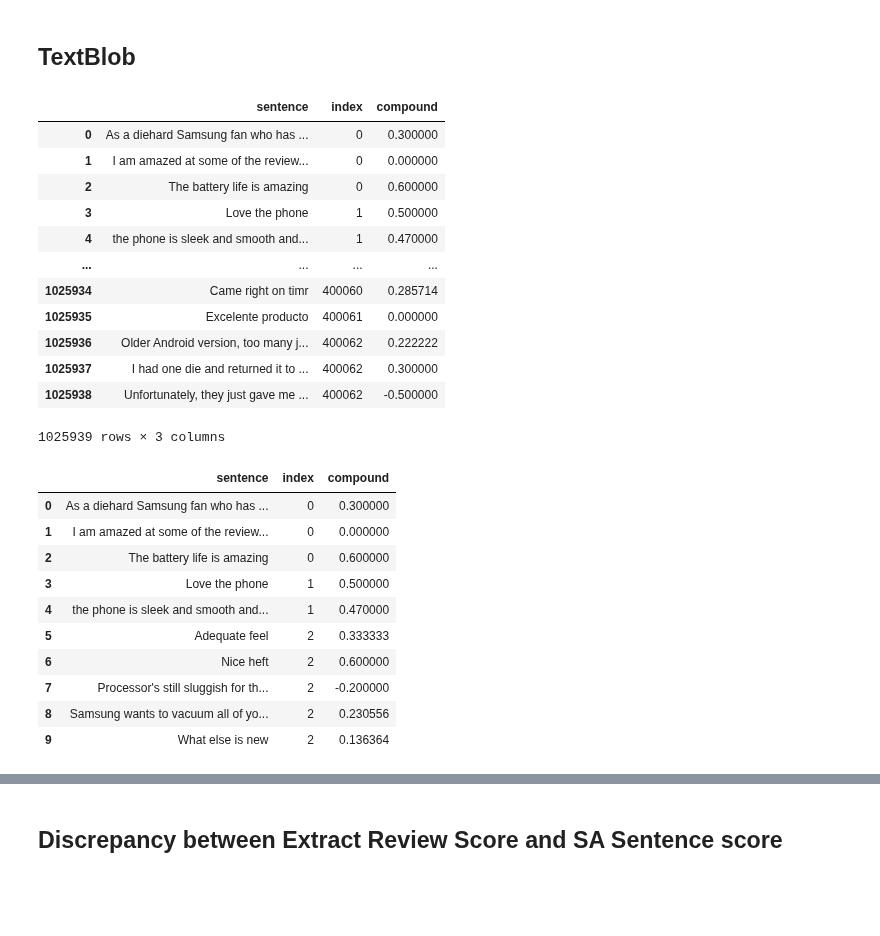
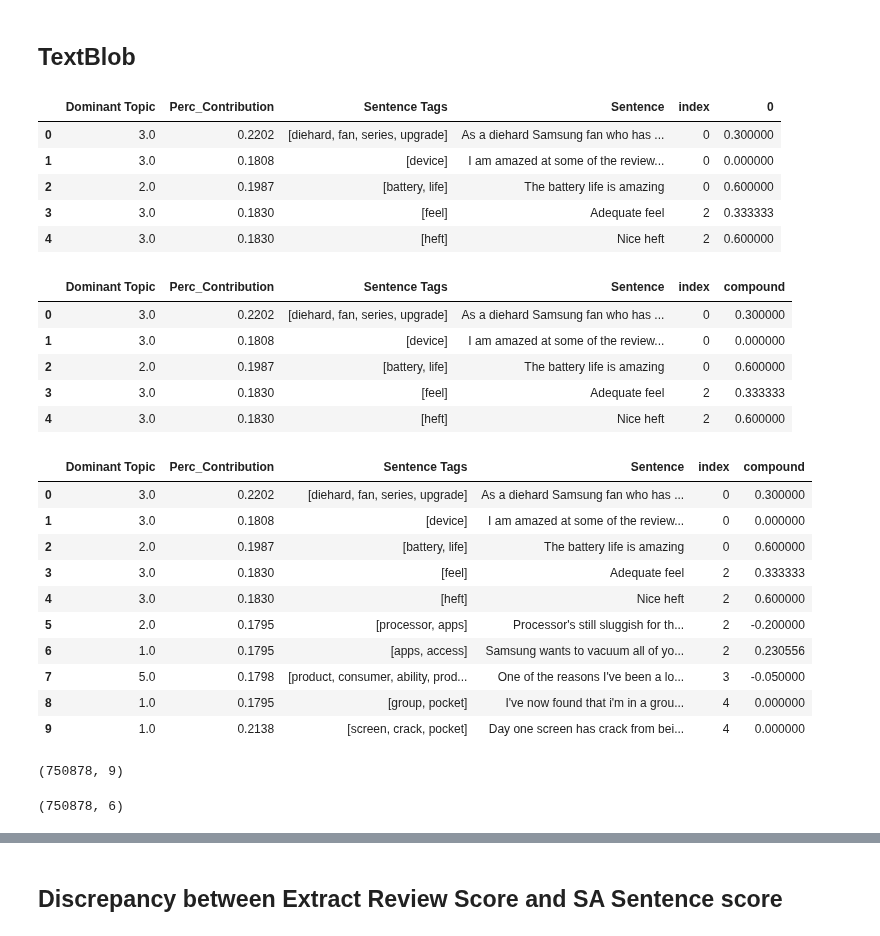
Before and after one commit to ngohngoh/phone-reviews-analysis, a Jupyter notebook: Cell phone Reviews - YL.ipynb, the cells around one changed output, grey strips where cells are left out. Cells and saved outputs as stored; diff of their text form; code cells hidden in the pictures; blank space fills up the shorter version.

```diff
--- a/Cell phone Reviews - YL.ipynb
+++ b/Cell phone Reviews - YL.ipynb
@@ -777,7 +777,8 @@ df_dominant_topic.head(10)
 | 9 | 9 | 4.0 | 0.1473 | good, price, product, mobile, exc... | [long, product, consumer, ability... |
 # %%
 import pickle
-pickle.dump(df_dominant_topic, open('df_dominant_topic.pkl', 'wb'))
+#pickle.dump(df_dominant_topic, open('df_dominant_topic.pkl', 'wb'))
+df_dominant_topic = pickle.load(open("dominant_topic.pkl", "rb"))
 # %%
 import pickle
 
@@ -798,3 +799,5 @@ pickle.dump(sentences_df, open("sentences_df.pkl", "wb"))
 ###@@@@@@@@@ THIS IS TO ***OPEN*** THE SENTENCES DF FROM THE STORED PICKLE FILE @@@@@@@@@###
 ### CHECKPOINT - can just load the pickle file and start running your analysis
 #sentences_df = pickle.load(open("sentences_df.pkl", "rb"))
+# %%
+df_dominant_topic = pickle.load(open("dominant_topic.pkl", "rb"))
@@ -807,13 +819,13 @@ def sa_score(name_df,arg_num):
 
     if arg_num == 0:
         try:
-            for sentence_value in name_df['sentence']:
+            for sentence_value in name_df['Sentence']:
                 score = analyser.polarity_scores(sentence_value)
                 scores.append(score)
         except Exception as e:
             print(str(e))
     else:
-        for sentence_value in name_df['sentence']:
+        for sentence_value in name_df['Sentence']:
             tb = TextBlob(sentence_value)
             scores.append(tb.sentiment.polarity)
 
@@ -866,25 +889,27 @@ pickle.dump(vader_sentencesScores, open("VaderSentencesScores.pkl", "wb"))
 # %% [markdown]
 ## TextBlob
 # %%
-textblob_sentences = sa_score(sentences_df_sa,1)
-textblob_sentencesScores = pd.concat([sentences_df_sa,pd.DataFrame(textblob_sentences)],axis =1, sort = False)
+textblob_sentences = sa_score(df_dominant_topic,1)
+textblob_sentencesScores = pd.concat([df_dominant_topic,pd.DataFrame(textblob_sentences)],axis =1, sort = False)
+# %%
+textblob_sentencesScores.head()
+# %% [output]
+|  | Dominant Topic | Perc_Contribution | Sentence Tags | Sentence | index | 0 |
+| 0 | 3.0 | 0.2202 | [diehard, fan, series, upgrade] | As a diehard Samsung fan who has ... | 0 | 0.300000 |
+| 1 | 3.0 | 0.1808 | [device] | I am amazed at some of the review... | 0 | 0.000000 |
+| 2 | 2.0 | 0.1987 | [battery, life] | The battery life is amazing | 0 | 0.600000 |
+| 3 | 3.0 | 0.1830 | [feel] | Adequate feel | 2 | 0.333333 |
+| 4 | 3.0 | 0.1830 | [heft] | Nice heft | 2 | 0.600000 |
 # %%
 textblob_sentencesScores.rename(columns={0: 'compound'}, inplace=True)
-textblob_sentencesScores
+textblob_sentencesScores.head()
 # %% [output]
-|  | sentence | index | compound |
-| 0 | As a diehard Samsung fan who has ... | 0 | 0.300000 |
-| 1 | I am amazed at some of the review... | 0 | 0.000000 |
-| 2 | The battery life is amazing | 0 | 0.600000 |
-| 3 | Love the phone | 1 | 0.500000 |
-| 4 | the phone is sleek and smooth and... | 1 | 0.470000 |
-| ... | ... | ... | ... |
-| 1025934 | Came right on timr | 400060 | 0.285714 |
-| 1025935 | Excelente producto | 400061 | 0.000000 |
-| 1025936 | Older Android version, too many j... | 400062 | 0.222222 |
-| 1025937 | I had one die and returned it to ... | 400062 | 0.300000 |
-| 1025938 | Unfortunately, they just gave me ... | 400062 | -0.500000 |
+|  | Dominant Topic | Perc_Contribution | Sentence Tags | Sentence | index | compound |
+| 0 | 3.0 | 0.2202 | [diehard, fan, series, upgrade] | As a diehard Samsung fan who has ... | 0 | 0.300000 |
+| 1 | 3.0 | 0.1808 | [device] | I am amazed at some of the review... | 0 | 0.000000 |
+| 2 | 2.0 | 0.1987 | [battery, life] | The battery life is amazing | 0 | 0.600000 |
+| 3 | 3.0 | 0.1830 | [feel] | Adequate feel | 2 | 0.333333 |
+| 4 | 3.0 | 0.1830 | [heft] | Nice heft | 2 | 0.600000 |
-1025939 rows × 3 columns
 # %%
 ###@@@@@@@@@ THIS IS TO ***SAVE*** THE TextBlob DF FROM ABOVE @@@@@@@@@###
 pickle.dump(textblob_sentencesScores, open("TextBlobSentencesScores.pkl", "wb"))
@@ -895,14 +920,22 @@ pickle.dump(textblob_sentencesScores, open("TextBlobSentencesScores.pkl", "wb"))
 # %%
 textblob_sentencesScores.head(10)
 # %% [output]
-|  | sentence | index | compound |
-| 0 | As a diehard Samsung fan who has ... | 0 | 0.300000 |
-| 1 | I am amazed at some of the review... | 0 | 0.000000 |
-| 2 | The battery life is amazing | 0 | 0.600000 |
-| 3 | Love the phone | 1 | 0.500000 |
-| 4 | the phone is sleek and smooth and... | 1 | 0.470000 |
-| 5 | Adequate feel | 2 | 0.333333 |
-| 6 | Nice heft | 2 | 0.600000 |
-| 7 | Processor's still sluggish for th... | 2 | -0.200000 |
-| 8 | Samsung wants to vacuum all of yo... | 2 | 0.230556 |
-| 9 | What else is new | 2 | 0.136364 |
+|  | Dominant Topic | Perc_Contribution | Sentence Tags | Sentence | index | compound |
+| 0 | 3.0 | 0.2202 | [diehard, fan, series, upgrade] | As a diehard Samsung fan who has ... | 0 | 0.300000 |
+| 1 | 3.0 | 0.1808 | [device] | I am amazed at some of the review... | 0 | 0.000000 |
+| 2 | 2.0 | 0.1987 | [battery, life] | The battery life is amazing | 0 | 0.600000 |
+| 3 | 3.0 | 0.1830 | [feel] | Adequate feel | 2 | 0.333333 |
+| 4 | 3.0 | 0.1830 | [heft] | Nice heft | 2 | 0.600000 |
+| 5 | 2.0 | 0.1795 | [processor, apps] | Processor's still sluggish for th... | 2 | -0.200000 |
+| 6 | 1.0 | 0.1795 | [apps, access] | Samsung wants to vacuum all of yo... | 2 | 0.230556 |
+| 7 | 5.0 | 0.1798 | [product, consumer, ability, prod... | One of the reasons I've been a lo... | 3 | -0.050000 |
+| 8 | 1.0 | 0.1795 | [group, pocket] | I've now found that i'm in a grou... | 4 | 0.000000 |
+| 9 | 1.0 | 0.2138 | [screen, crack, pocket] | Day one screen has crack from bei... | 4 | 0.000000 |
+# %%
+vader_sentencesScores.shape
+# %% [output]
+(750878, 9)
+# %%
+textblob_sentencesScores.shape
+# %% [output]
+(750878, 6)
```
Also changed, not shown: parts of 55 cells of this notebook, 1 other file.
